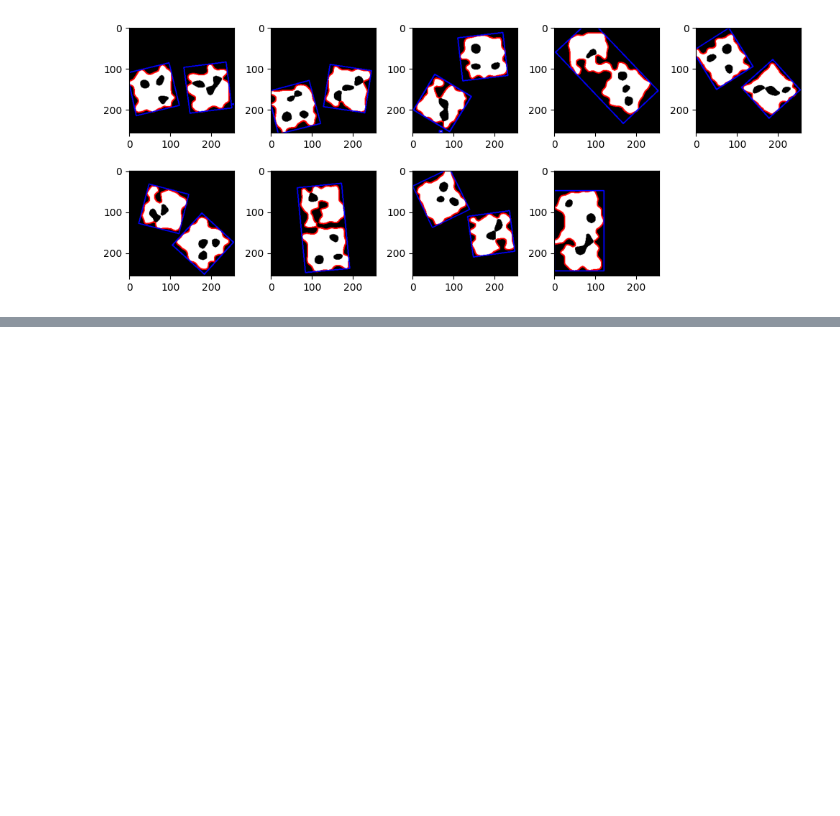
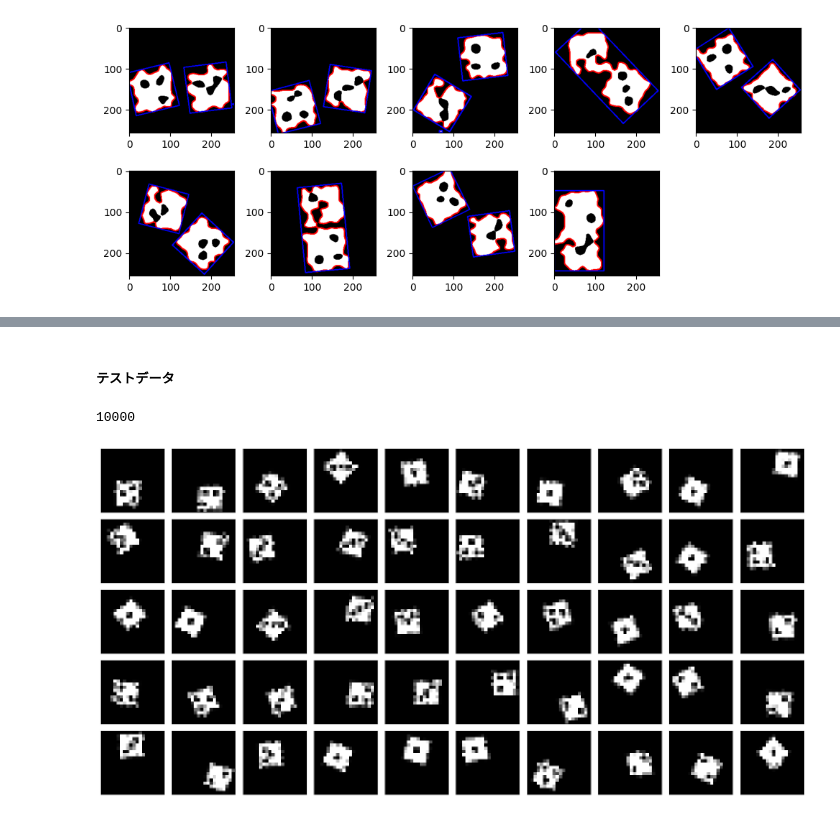
Before and after one commit to SStakafumi/sony-dice-competition, a Jupyter notebook: eda.ipynb, the cells around one changed output, grey strips where cells are left out. Cells and saved outputs as stored; diff of their text form; code cells hidden in the pictures; blank space fills up the shorter version.

```diff
--- a/eda.ipynb
+++ b/eda.ipynb
@@ -454,0 +483,32 @@ for i in range(9):
+# %% [markdown]
+##### テストデータ
+# %%
+# テストデータ
+one_dice_idx_test, one_dice_imgs_test, _ = getOneDiceImageInfoListFromArea('test')
+
+two_dice_idx_test = []
+cnt = 0
+
+for i in range(len(X_test)):
+    if i == one_dice_idx_test[cnt]:
+        if i < one_dice_idx_test[-1]:
+            cnt += 1
+    else:
+        two_dice_idx_test.append(i)
+# %%
+len(one_dice_idx_test) + len(two_dice_idx_test)
+# %% [output]
+10000
+# %%
+# サイコロが一つの時
+# n = 50
+fig = plt.figure(figsize=(15, 15*((n//10)/10)))
+
+for cnt, i in enumerate(one_dice_idx_test[:n]):
+    ax = fig.add_subplot(n//10, 10, cnt+1)
+    ax.axes.xaxis.set_visible(False)
+    ax.axes.yaxis.set_visible(False)
+    plt.imshow(X_test[i, :], cmap='gray')
+    plt.tight_layout()
+# %% [output]
+[figure, added]
```
Also changed, not shown: parts of 25 cells of this notebook.
